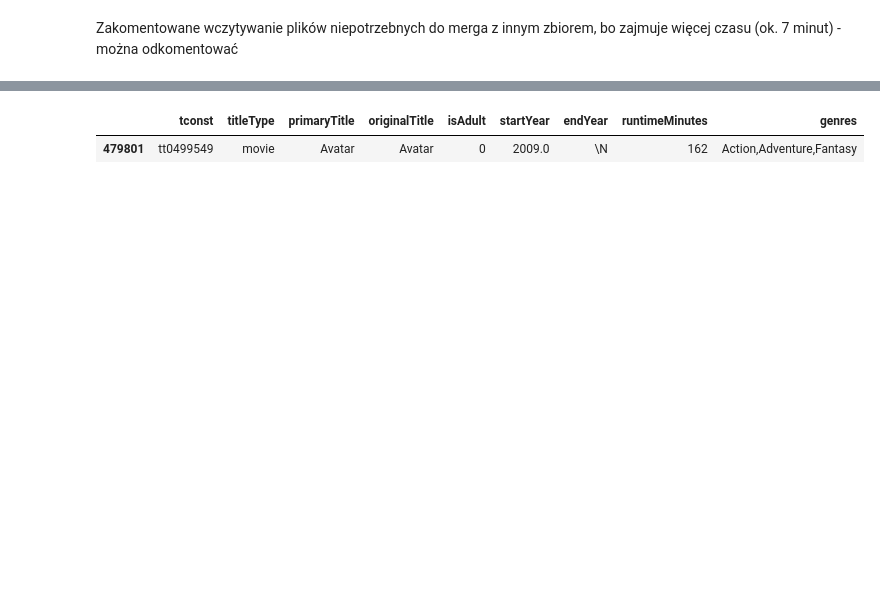
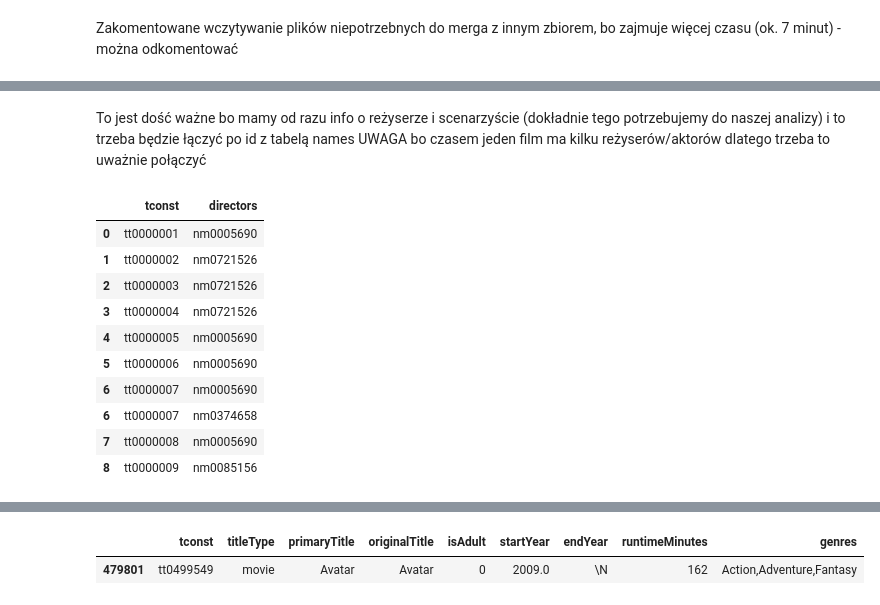
Before and after one commit to olkat12/Data_Exploration, a Jupyter notebook: data-acquisition/data_merge.ipynb, the cells around one changed output, grey strips where cells are left out. Drawn from its saved outputs; the diff is of its cells as text; code cells hidden in the pictures; blank space fills up the shorter version.

```diff
--- a/data-acquisition/data_merge.ipynb
+++ b/data-acquisition/data_merge.ipynb
@@ -23,0 +53,21 @@ title_basics.head()
+# %% [markdown]
+To jest dość ważne bo mamy od razu info o reżyserze i scenarzyście (dokładnie tego potrzebujemy do naszej analizy) i to trzeba będzie łączyć po id z tabelą names
+UWAGA bo czasem jeden film ma kilku reżyserów/aktorów dlatego trzeba to uważnie połączyć
+# %%
+# Przygotowanie reżyserów do łączenia
+directors_exploded = title_crew[['tconst', 'directors']].copy()
+directors_exploded['directors'] = directors_exploded['directors'].str.split(',')
+directors_exploded = directors_exploded.explode('directors')
+directors_exploded.head(10)
+# %% [output]
+|  | tconst | directors |
+| 0 | tt0000001 | nm0005690 |
+| 1 | tt0000002 | nm0721526 |
+| 2 | tt0000003 | nm0721526 |
+| 3 | tt0000004 | nm0721526 |
+| 4 | tt0000005 | nm0005690 |
+| 5 | tt0000006 | nm0005690 |
+| 6 | tt0000007 | nm0005690 |
+| 6 | tt0000007 | nm0374658 |
+| 7 | tt0000008 | nm0005690 |
+| 8 | tt0000009 | nm0085156 |
```
Also changed, not shown: parts of 21 cells of this notebook, 3 other files.
